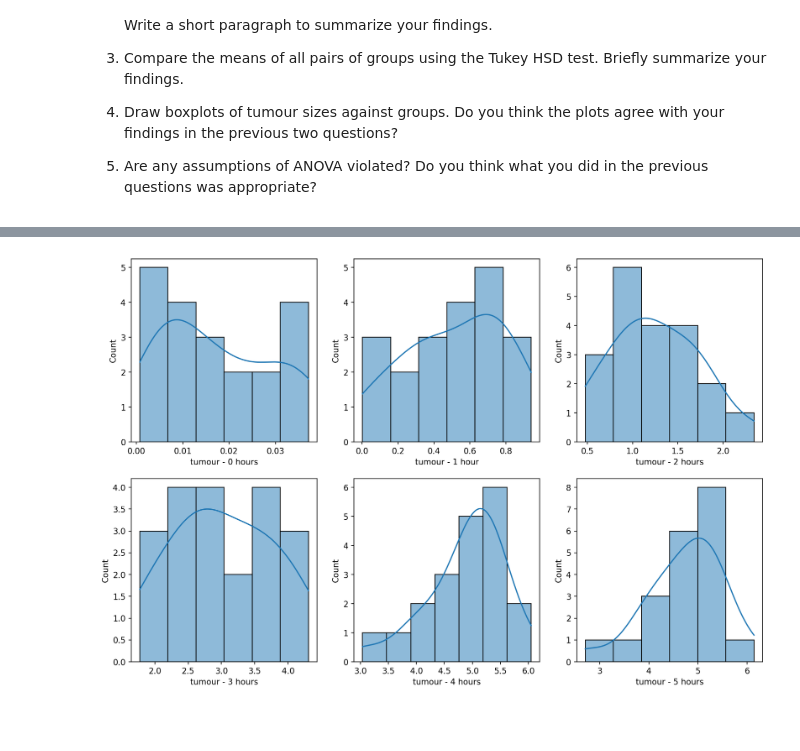
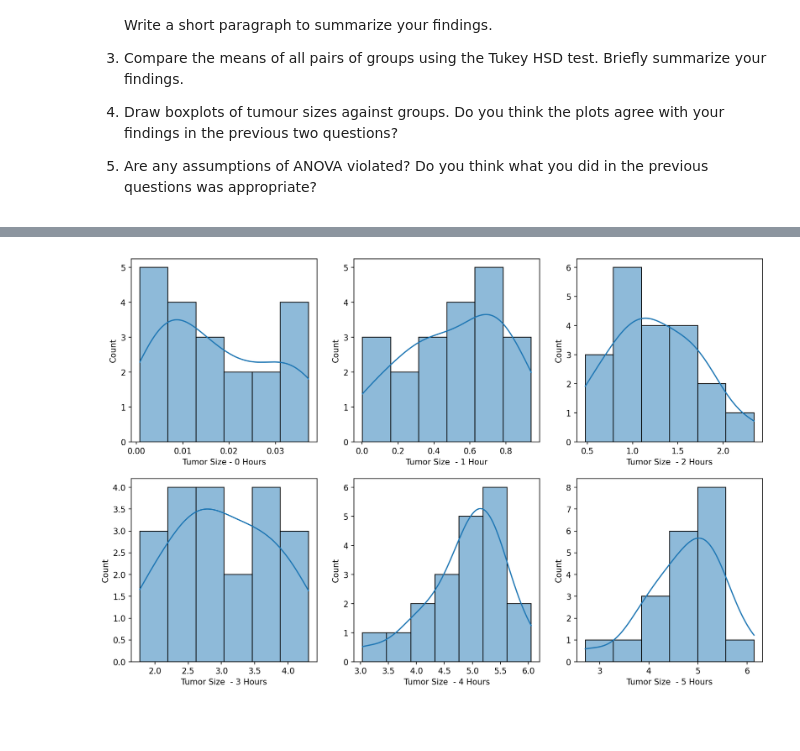
Before and after one commit to AliceAmamiya/educ8009, a Jupyter notebook: session15-16/assignment.ipynb, the cells around one changed output, grey strips where cells are left out. Saved outputs shown, nothing was run; the diff lists cells and outputs as text; code cells hidden in the pictures; blank space fills up the shorter version.

```diff
--- a/session15-16/assignment.ipynb
+++ b/session15-16/assignment.ipynb
@@ -52,23 +62,25 @@ tumour_df = pd.read_spss('./datasets/tumour.sav')
 # %%
 #| echo: false
 #| label: fig-histo-tumour-grid
 #| fig-cap: Distribution of tumour sizes per group.
 
+import pyreadstat
 import matplotlib.pyplot as plt
 import seaborn as sns
 
+
+tumour_df, tumour_meta = pyreadstat.read_sav('./datasets/tumour.sav')
+
 fig, ax = plt.subplots(2,3)
-sns.histplot(tumour_df[tumour_df['usage'] == '0 hours'], x='tumour', kde=True, ax=ax[0, 0]).set_xlabel('tumour - 0 hours')
-sns.histplot(tumour_df[tumour_df['usage'] == '1 hour'], x='tumour', kde=True, ax=ax[0, 1]).set_xlabel('tumour - 1 hour')
-sns.histplot(tumour_df[tumour_df['usage'] == '2 hours'], x='tumour', kde=True, ax=ax[0, 2]).set_xlabel('tumour - 2 hours')
-sns.histplot(tumour_df[tumour_df['usage'] == '3 hours'], x='tumour', kde=True, ax=ax[1, 0]).set_xlabel('tumour - 3 hours')
-sns.histplot(tumour_df[tumour_df['usage'] == '4 hours'], x='tumour', kde=True, ax=ax[1, 1]).set_xlabel('tumour - 4 hours')
-sns.histplot(tumour_df[tumour_df['usage'] == '5 hours'], x='tumour', kde=True, ax=ax[1, 2]).set_xlabel('tumour - 5 hours')
+sns.histplot(tumour_df[tumour_df['usage'] == 1], x='tumour', kde=True, ax=ax[0, 0]).set_xlabel('Tumor Size - 0 Hours')
+sns.histplot(tumour_df[tumour_df['usage'] == 2], x='tumour', kde=True, ax=ax[0, 1]).set_xlabel('Tumor Size  - 1 Hour')
+sns.histplot(tumour_df[tumour_df['usage'] == 3], x='tumour', kde=True, ax=ax[0, 2]).set_xlabel('Tumor Size  - 2 Hours')
+sns.histplot(tumour_df[tumour_df['usage'] == 4], x='tumour', kde=True, ax=ax[1, 0]).set_xlabel('Tumor Size  - 3 Hours')
+sns.histplot(tumour_df[tumour_df['usage'] == 5], x='tumour', kde=True, ax=ax[1, 1]).set_xlabel('Tumor Size  - 4 Hours')
+sns.histplot(tumour_df[tumour_df['usage'] == 6], x='tumour', kde=True, ax=ax[1, 2]).set_xlabel('Tumor Size  - 5 Hours')
 fig.set_size_inches(14, 9)
 fig.set_dpi(150)
 
 plt.show()
 # %% [output]
-[figure, old version]
+[figure, new version]
-# %% [markdown]
-##
```
Also changed, not shown: parts of 24 cells of this notebook, 7 other files.
